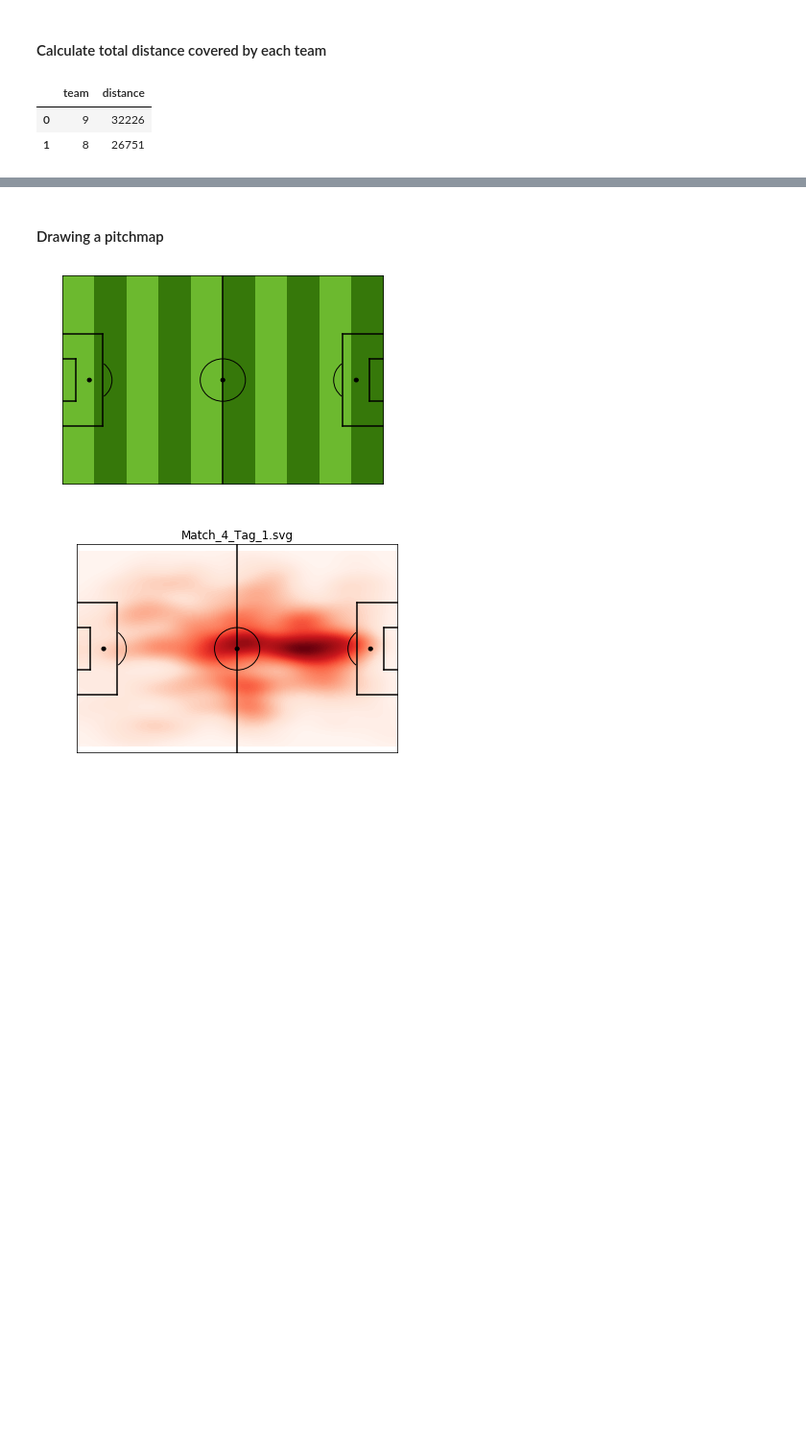
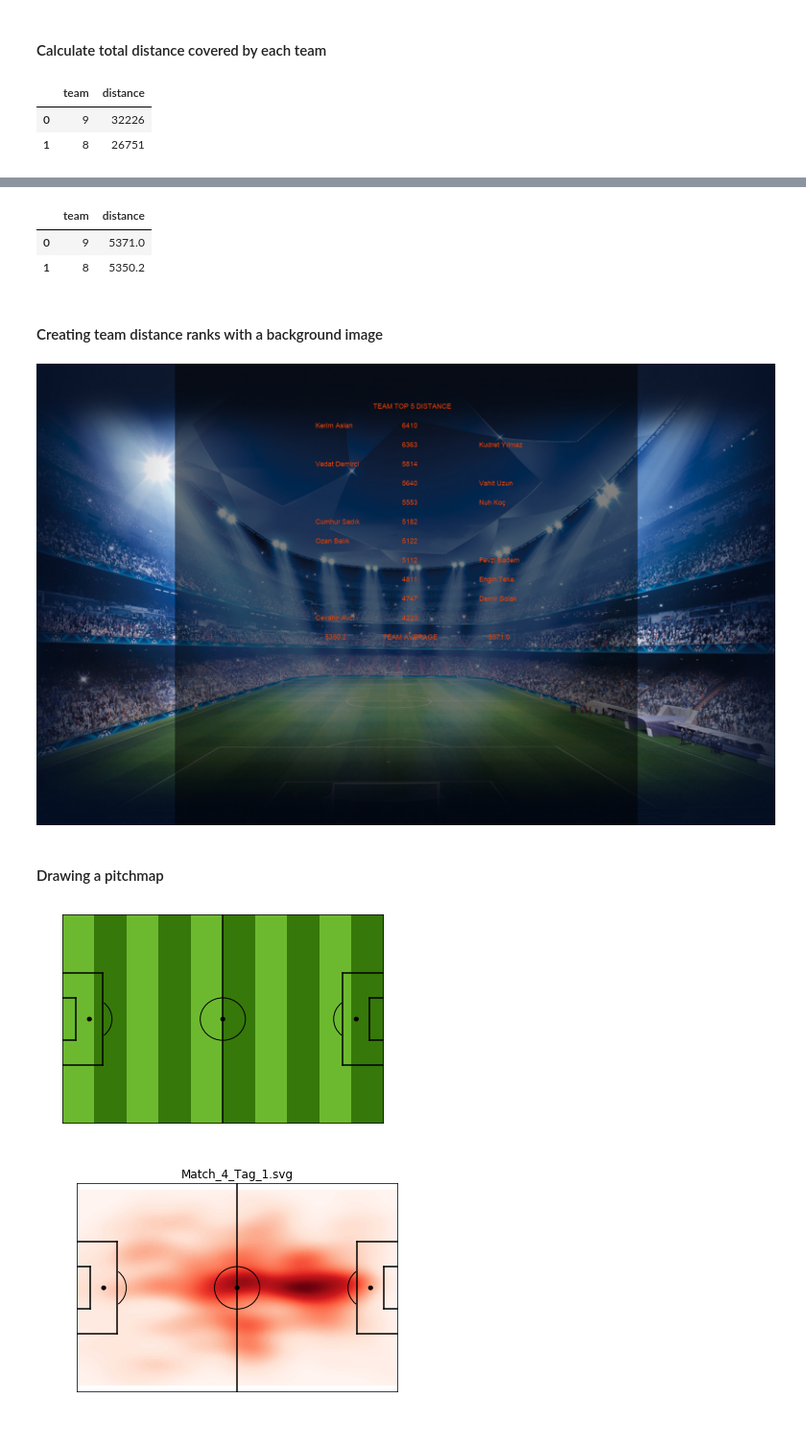
Before and after one commit to enesozi/Soccer-Analysis-Python, a Jupyter notebook: Analysis.ipynb, the cells around one changed output, grey strips where cells are left out. Shown at 96% size. Saved outputs shown, nothing was run; the diff lists cells and outputs as text; code cells hidden in the pictures; blank space fills up the shorter version.

Commit message:
team distance rank with bg image

```diff
--- a/Analysis.ipynb
+++ b/Analysis.ipynb
@@ -218,3 +237,72 @@ dist_f_tag_team.groupby(['team'], as_index=False)['distance'].sum()\
+# %%
+# Average distances for teams
+dist_team_avg = dist_f_tag_team.groupby(['team'], as_index=False)['distance'].mean()\
+                                                    .sort_values('distance', ascending = False)\
+                                                    .reset_index(drop=True)
+dist_team_avg
+# %% [output]
+|  | team | distance |
+| 0 | 9 | 5371.0 |
+| 1 | 8 | 5350.2 |
+# %% [markdown]
+#### Creating team distance ranks with a background image
+# %%
+img = PILImage.open('/home/enes/Desktop/SoccerAnalysis/Soccer-Analysis-Python/soccer_bg.jpg')
+img = img.convert("RGBA")
+
+# Make a blank image for the rectangle, initialized to a completely
+# transparent color.
+tmp = PILImage.new('RGBA', img.size, (0,0,0,0))
+
+# Create a drawing context for it.
+draw = ImageDraw.Draw(tmp)
+
+# Determine the bounding box of the largest possible semi-transparent
+# square rectangle centered on the temporary image and draw it.
+if img.size[0] > img.size[1]:
+    size = img.size[1]
+    llx, lly = (img.size[0] - img.size[1]) // 2, 0
+else:
+    size = img.size[0]
+    llx, lly = 0, (img.size[1] - img.size[0]) // 2
+
+# Add one to upper point because second point is just outside the drawn
+# rectangle.
+urx, ury = llx + size + 1, lly + size + 1
+draw.rectangle(((llx, lly), (urx, ury)), fill=(0,0,0,127))
+font_type = ImageFont.truetype('Arial.ttf',18)
+
+draw.text(xy=(875,100), text='TEAM DISTANCE RANK', fill=(139,0,0), font=font_type)
+draw.text(xy=(900,100+50*(len(dist_f_tag_team)+1)), text='TEAM AVERAGE', fill=(139,0,0), font=font_type)
+
+for ind in range(len(dist_f_tag_team)):
+    tag = dist_f_tag_team.loc[ind].tag
+    distance = dist_f_tag_team.loc[ind].distance
+    team = dist_f_tag_team.loc[ind].team
+    name = dist_f_tag_team.loc[ind].player
+    if team % 2 == 0:
+        draw.text(xy=(725,100+50*(ind+1)), text=name, fill=(139,0,0), font=font_type)
+        draw.text(xy=(950,100+50*(ind+1)), text=str(distance), fill=(139,0,0), font=font_type)
+    else:
+        draw.text(xy=(1150,100+50*(ind+1)), text=name, fill=(139,0,0), font=font_type)
+        draw.text(xy=(950,100+50*(ind+1)), text=str(distance), fill=(139,0,0), font=font_type)
+
+for t in range(2):
+    team = dist_team_avg.loc[t].team
+    dist_avg = dist_team_avg.loc[t].distance
+    if team % 2 == 0:
+        draw.text(xy=(750,100+50*(len(dist_f_tag_team)+1)), text=str(dist_avg), fill=(139,0,0), font=font_type)
+    else:
+        draw.text(xy=(1175,100+50*(len(dist_f_tag_team)+1)), text=str(dist_avg), fill=(139,0,0), font=font_type)
+
+# Alpha composite the two images together.
+img = PILImage.alpha_composite(img, tmp)
+img = img.convert("RGB") # Remove alpha for saving in jpg format.
+#img.save('soc_bg_with_dist.png')
+#img.show()
+Image(filename='soc_bg_with_dist.png')
+# %% [output]
+[figure, added]
 # %% [markdown]
 #### Drawing a pitchmap
 # %%
```
Also changed, not shown: parts of 5 cells of this notebook.
